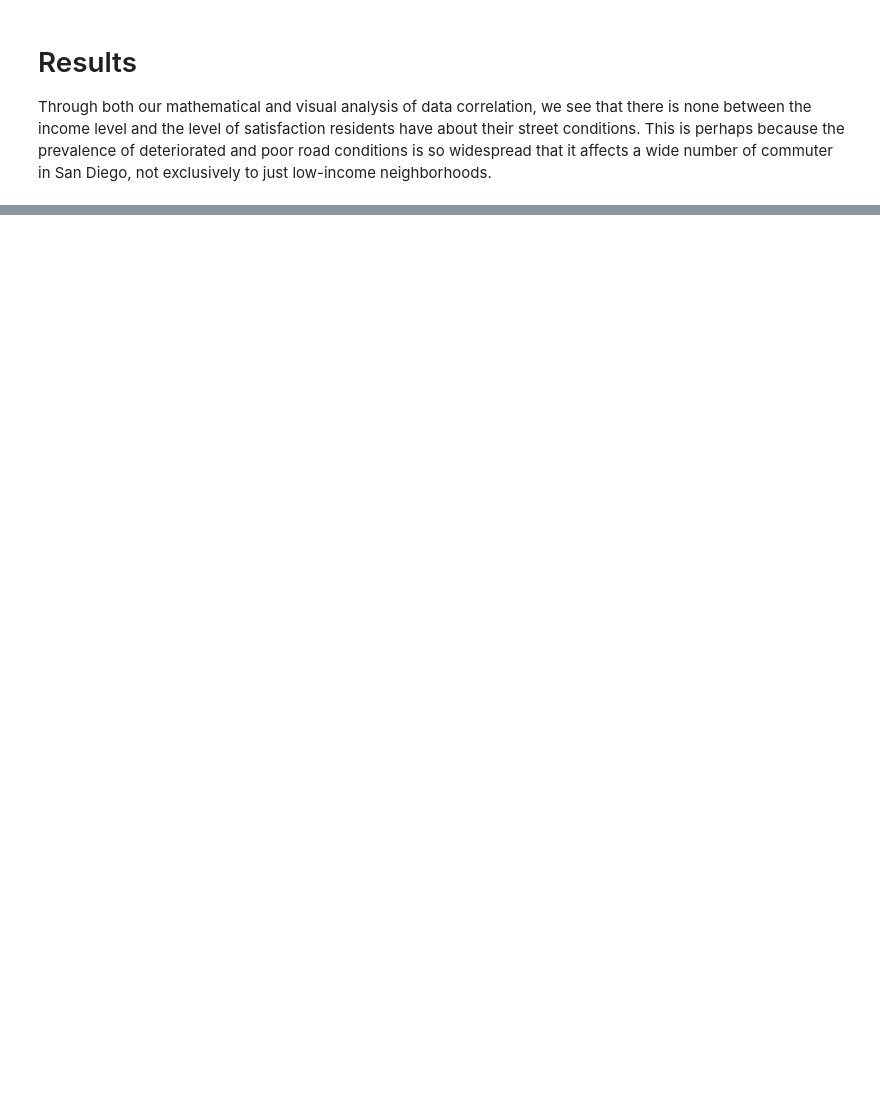
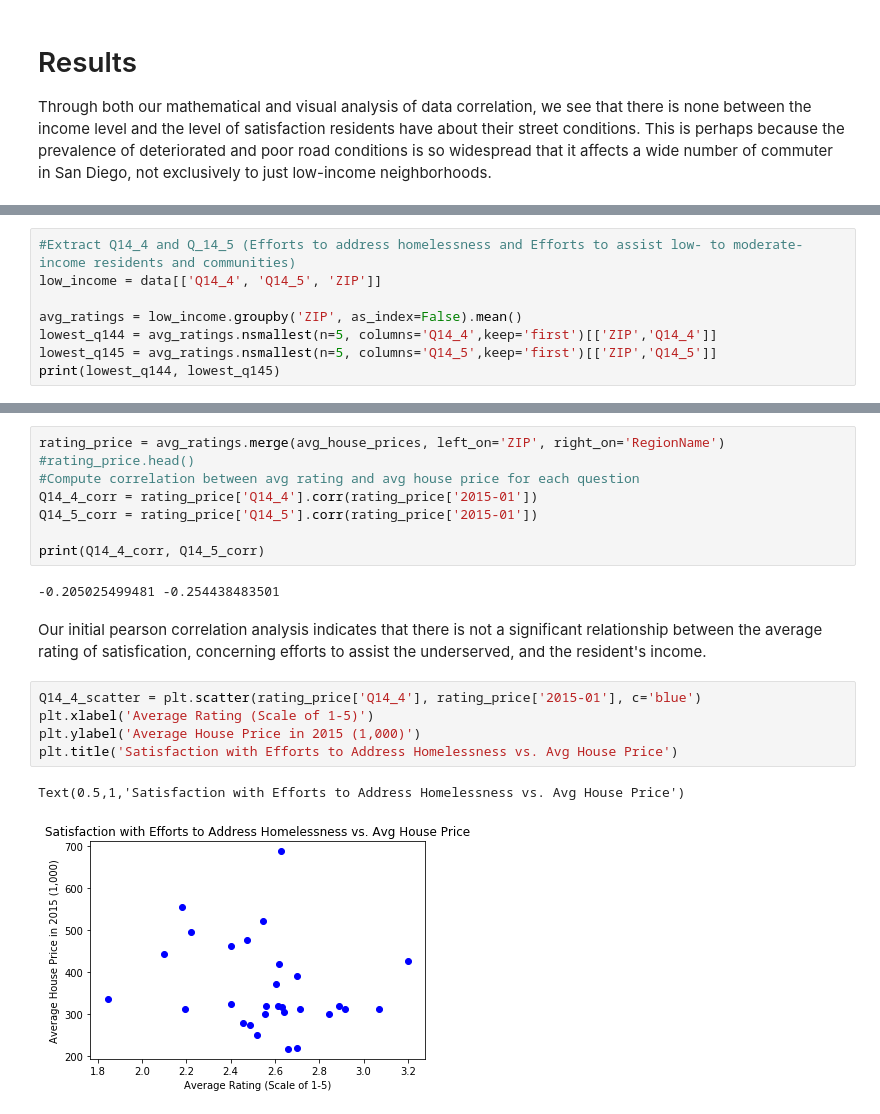
Before and after one commit to maggietsui/Final_Project_COGS108, a Jupyter notebook: Jean.ipynb, the cells around one changed output, grey strips where cells are left out. Cells and saved outputs as stored; diff of their text form; blank space fills up the shorter version.

Commit message:
pretty graphs

```diff
--- a/Jean.ipynb
+++ b/Jean.ipynb
@@ -246,0 +256,8 @@ Through both our mathematical and visual analysis of data correlation, we see th
+# %%
+#Extract Q14_4 and Q_14_5 (Efforts to address homelessness and Efforts to assist low- to moderate-income residents and communities)
+low_income = data[['Q14_4', 'Q14_5', 'ZIP']]
+
+avg_ratings = low_income.groupby('ZIP', as_index=False).mean()
+lowest_q144 = avg_ratings.nsmallest(n=5, columns='Q14_4',keep='first')[['ZIP','Q14_4']]
+lowest_q145 = avg_ratings.nsmallest(n=5, columns='Q14_5',keep='first')[['ZIP','Q14_5']]
+print(lowest_q144, lowest_q145)
@@ -246,0 +276,20 @@ Through both our mathematical and visual analysis of data correlation, we see th
+# %%
+rating_price = avg_ratings.merge(avg_house_prices, left_on='ZIP', right_on='RegionName')
+#rating_price.head()
+#Compute correlation between avg rating and avg house price for each question
+Q14_4_corr = rating_price['Q14_4'].corr(rating_price['2015-01'])
+Q14_5_corr = rating_price['Q14_5'].corr(rating_price['2015-01'])
+
+print(Q14_4_corr, Q14_5_corr)
+# %% [output]
+-0.205025499481 -0.254438483501
+# %% [markdown]
+Our initial pearson correlation analysis indicates that there is not a significant relationship between the average rating of satisfication, concerning efforts to assist the underserved, and the resident's income.
+# %%
+Q14_4_scatter = plt.scatter(rating_price['Q14_4'], rating_price['2015-01'], c='blue')
+plt.xlabel('Average Rating (Scale of 1-5)')
+plt.ylabel('Average House Price in 2015 (1,000)')
+plt.title('Satisfaction with Efforts to Address Homelessness vs. Avg House Price')
+# %% [output]
+Text(0.5,1,'Satisfaction with Efforts to Address Homelessness vs. Avg House Price')
+[figure, added]
```
Also changed, not shown: parts of 6 cells of this notebook.
